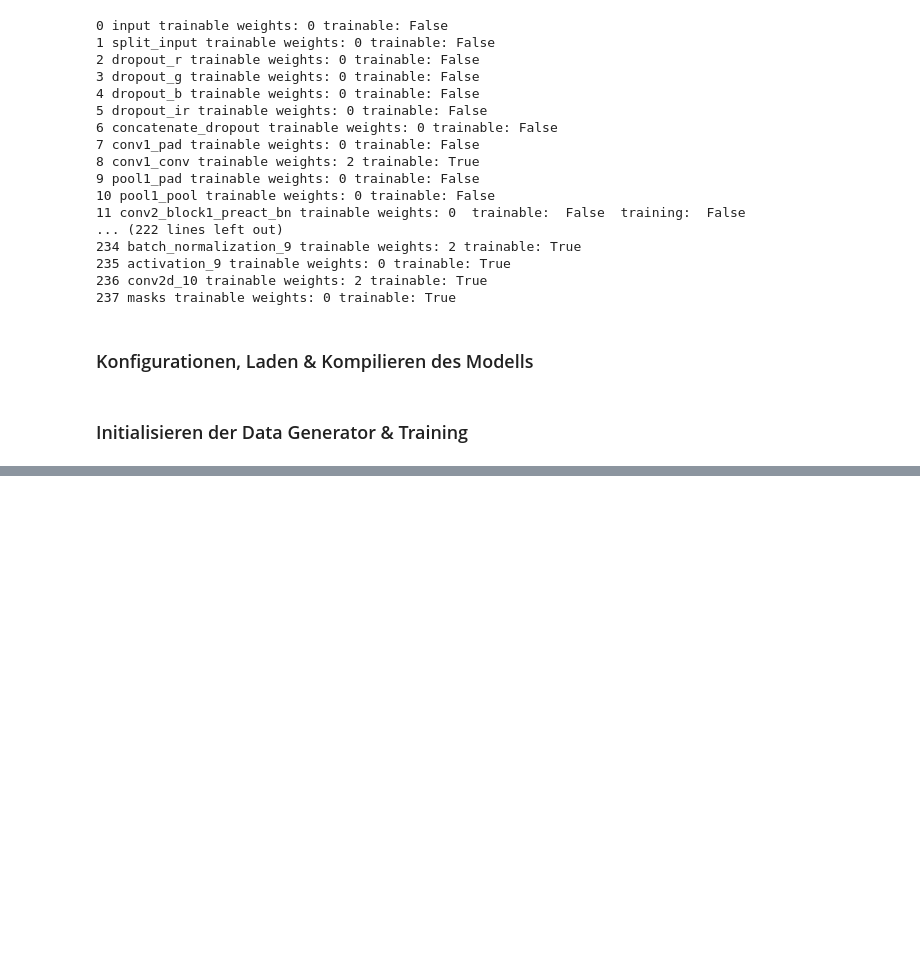
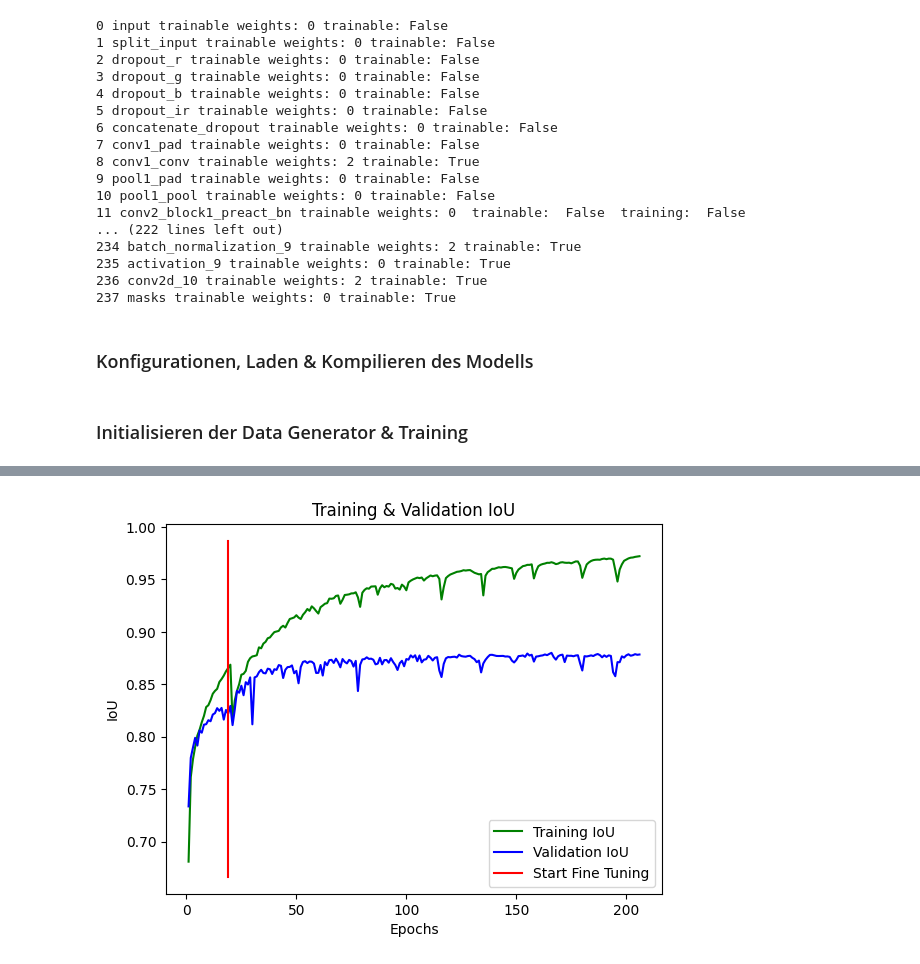
Before and after one commit to ManuelW663/Master_Wurzer, a Jupyter notebook: code/run_tensorflow.ipynb, the cells around one changed output, grey strips where cells are left out. Cells and saved outputs as stored; diff of their text form; code cells hidden in the pictures; blank space fills up the shorter version.

```diff
--- a/code/run_tensorflow.ipynb
+++ b/code/run_tensorflow.ipynb
@@ -2192,0 +2405,19 @@ combine_log_files(output_folder_prefix, model_name)
+# %%
+# Plotten
+epochs = range(1, len(iou)+1)
+
+plt.plot(epochs, iou, 'g', label= 'Training IoU')
+plt.plot(epochs, val_iou, 'b', label= 'Validation IoU')
+
+plt.plot([initial_epochs-1,initial_epochs-1], plt.ylim(), 'r', label='Start Fine Tuning')
+
+plt.title('Training & Validation IoU')
+plt.xlabel('Epochs')
+plt.ylabel('IoU')
+plt.legend()
+
+plt.savefig(f'../output/plots/IoU/iou_{model_name}.png', bbox_inches='tight', dpi= 500)
+
+plt.show()
+# %% [output]
+[figure, added]
```
Also changed, not shown: parts of 17 cells of this notebook, 3 other files.
